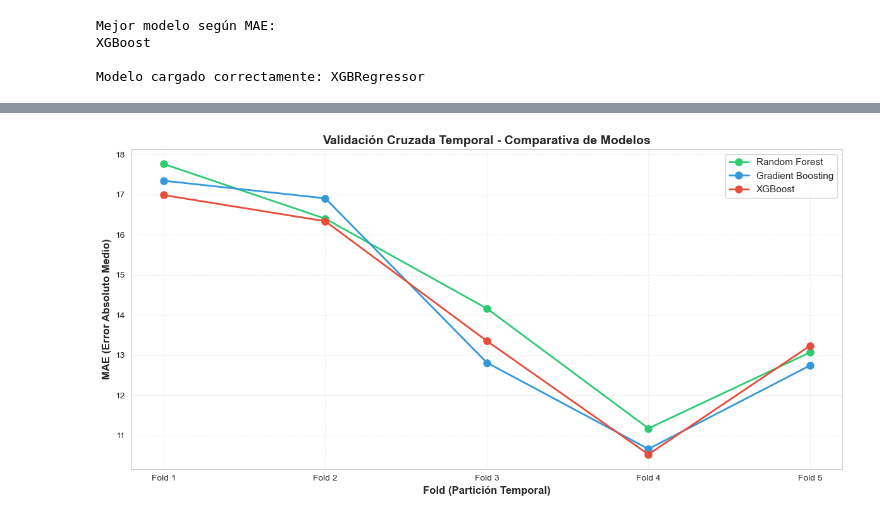
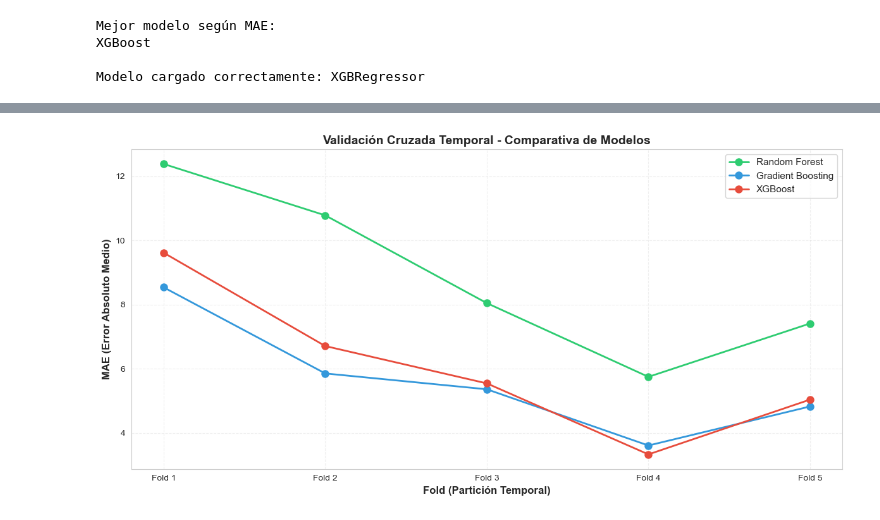
Before and after one commit to angelo25-cb/proyecto_SemI, a Jupyter notebook: notebooks/03_results_analysis.ipynb, the cells around one changed output, grey strips where cells are left out. Cells and saved outputs as stored; diff of their text form; code cells hidden in the pictures.

```diff
--- a/notebooks/03_results_analysis.ipynb
+++ b/notebooks/03_results_analysis.ipynb
@@ -52,7 +57,15 @@ print("=" * 70)
 print("\n" + "=" * 70)
 print("1. CARGA DE RESULTADOS Y MODELOS")
 print("=" * 70)
+
+# Asegurar raíz del proyecto
+if os.path.basename(os.getcwd()) == "notebooks":
+    project_root = os.path.dirname(os.getcwd())
+else:
+    project_root = os.getcwd()
+# --------------------------------------------
 # Tabla comparativa de modelos
+# --------------------------------------------
 results_path = os.path.join(
     project_root,
     'reports',
@@ -60,18 +73,21 @@ results_path = os.path.join(
     'model_comparison_full.csv'
 )
 df_results = pd.read_csv(results_path)
+
 print("\nTabla de resultados cargada:")
 display(df_results)
-# ============================================
+# --------------------------------------------
 # Cargar modelos entrenados
-# ============================================
+# --------------------------------------------
 modelos_data = {}
+
 model_files = {
     'Random Forest': 'random_forest.pkl',
     'Gradient Boosting': 'gradient_boosting.pkl',
     'XGBoost': 'xgboost.pkl'
 }
 for model_name, filename in model_files.items():
+
     model_path = os.path.join(
         project_root,
         'data',
@@ -104,6 +120,8 @@ Modelos disponibles: 3
 # ============================================
 # 1.1 SELECCIONAR MEJOR MODELO
 # ============================================
+# Ordenar por MAE (menor es mejor)
+df_results = df_results.sort_values("MAE").reset_index(drop=True)
 best_model_name = df_results.iloc[0]['Modelo']
 print("\nMejor modelo según MAE:")
 print(best_model_name)
@@ -301,9 +301,11 @@ import pandas as pd
 import numpy as np
 import matplotlib.pyplot as plt
 import os
+import joblib
 from sklearn.ensemble import RandomForestRegressor, GradientBoostingRegressor
 from sklearn.metrics import mean_absolute_error
 from sklearn.model_selection import TimeSeriesSplit
+from src.preprocessing import preparar_dataset, FEATURES
 # Intentar importar XGBoost
 try:
     from xgboost import XGBRegressor
@@ -311,54 +313,21 @@ try:
 except ImportError:
     print(" XGBoost no instalado. Se usará solo Random Forest y Gradient Boosting.")
     XGB_AVAILABLE = False
-
-df = pd.read_excel('../data/raw/dataset_sintetico_demanda_lima.xlsx')
-df['fecha'] = pd.to_datetime(df['fecha'])
-df['dia_semana'] = df['fecha'].dt.dayofweek
-df['mes'] = df['fecha'].dt.month
-df['dia'] = df['fecha'].dt.day
-for lag in [1,2,3,7]:
-    df[f'lag_{lag}'] = df['demanda_real'].shift(lag)
-df['media_movil_7'] = df['demanda_real'].rolling(7).mean()
-df = df.dropna().reset_index(drop=True)
-feature_cols = [
-    'dia_semana',
-    'mes',
-    'dia',
-    'es_festivo',
-    'temperatura_promedio',
-    'precipitacion_mm',
-    'lag_1',
-    'lag_2',
-    'lag_3',
-    'lag_7',
-    'media_movil_7'
-]
-X = df[feature_cols]
-y = df['demanda_real']
+# Cargar dataset
+df, X, y = preparar_dataset(
+    "../data/raw/dataset_sintetico_demanda_lima.xlsx"
+)
+# conversión a numpy
+X = X.values
+y = y.values
 # Configurar validación cruzada temporal
 tscv = TimeSeriesSplit(n_splits=5)
 
 # Diccionario de modelos ( en base a lo obtenido por Optuna)
 modelos_cv = {
-    'Random Forest': RandomForestRegressor(
-        n_estimators=484,
-        max_depth=15,
-        random_state=42
-    ),
-    'Gradient Boosting': GradientBoostingRegressor(
-        n_estimators=244,
-        learning_rate=0.10392047474434872,
-        max_depth=2,
-        random_state=42
-    ),
-    'XGBoost': XGBRegressor(
-        n_estimators=284,
-        learning_rate=0.056492383763733646,
-        max_depth=4,
-        random_state=42,
-        sub_sample=0.8327732172809209
-    )
+    'Random Forest': joblib.load('../data/processed/random_forest.pkl'),
+    'Gradient Boosting': joblib.load('../data/processed/gradient_boosting.pkl'),
+    'XGBoost': joblib.load('../data/processed/xgboost.pkl')
 }
 # Almacenar resultados
 resultados_cv = {}
@@ -372,8 +341,6 @@ for nombre, modelo in modelos_cv.items():
     cv_scores = []
     print(f"\n {nombre.upper()}:")
     print("-" * 40)
-    X = df[feature_cols].values
-    y = df['demanda_real'].values
     for fold, (train_idx, val_idx) in enumerate(tscv.split(X)):
         X_train_cv, X_val_cv = X[train_idx], X[val_idx]
         y_train_cv, y_val_cv = y[train_idx], y[val_idx]
@@ -488,9 +455,9 @@ print(f"   • La baja variabilidad sugiere que no hay sobreajuste a períodos e
 ... (33 lines left out)
 
 ======================================================================
  GRÁFICO DE VALIDACIÓN CRUZADA
 ======================================================================
-[figure, old version]
+[figure, new version]
  Gráfico guardado en reports/figures/validación_cruzada_temp_comparative.png
 
 ======================================================================
```
Also changed, not shown: parts of 6 cells of this notebook, 14 other files.
